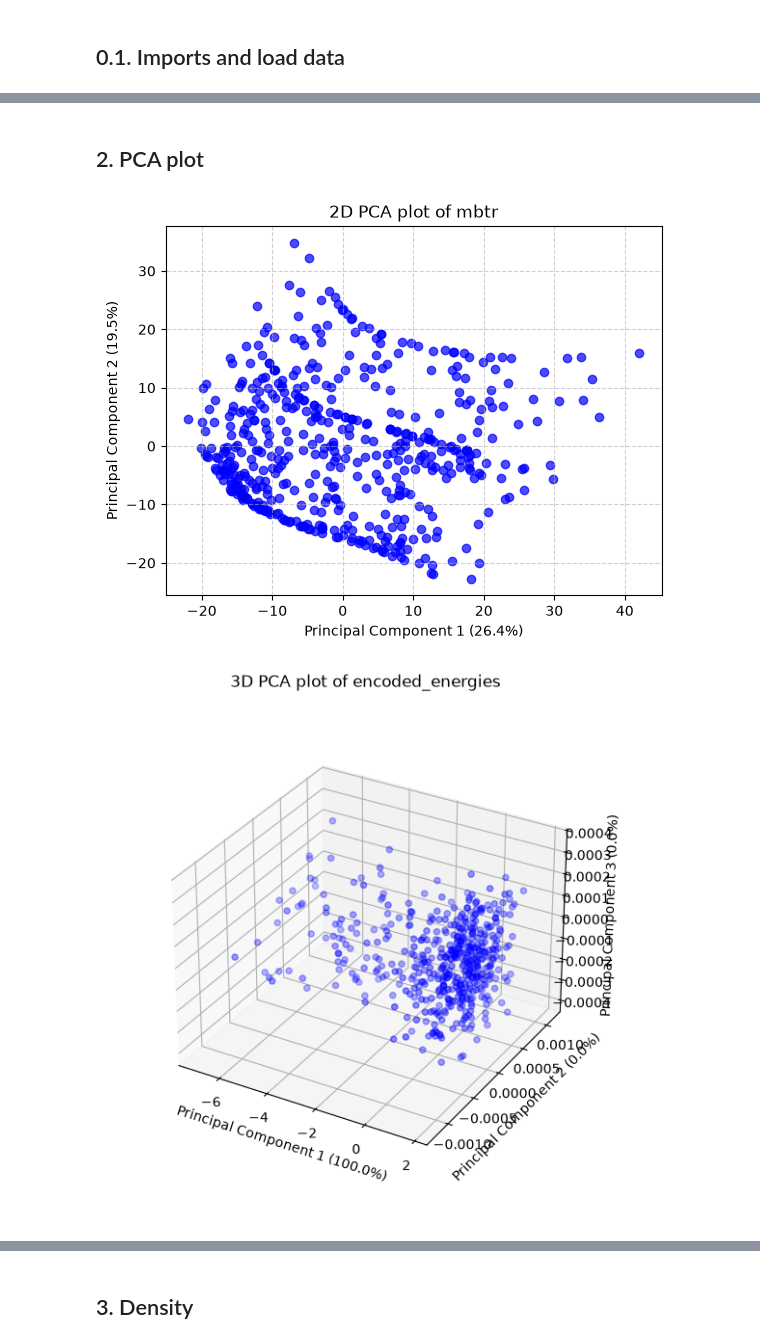
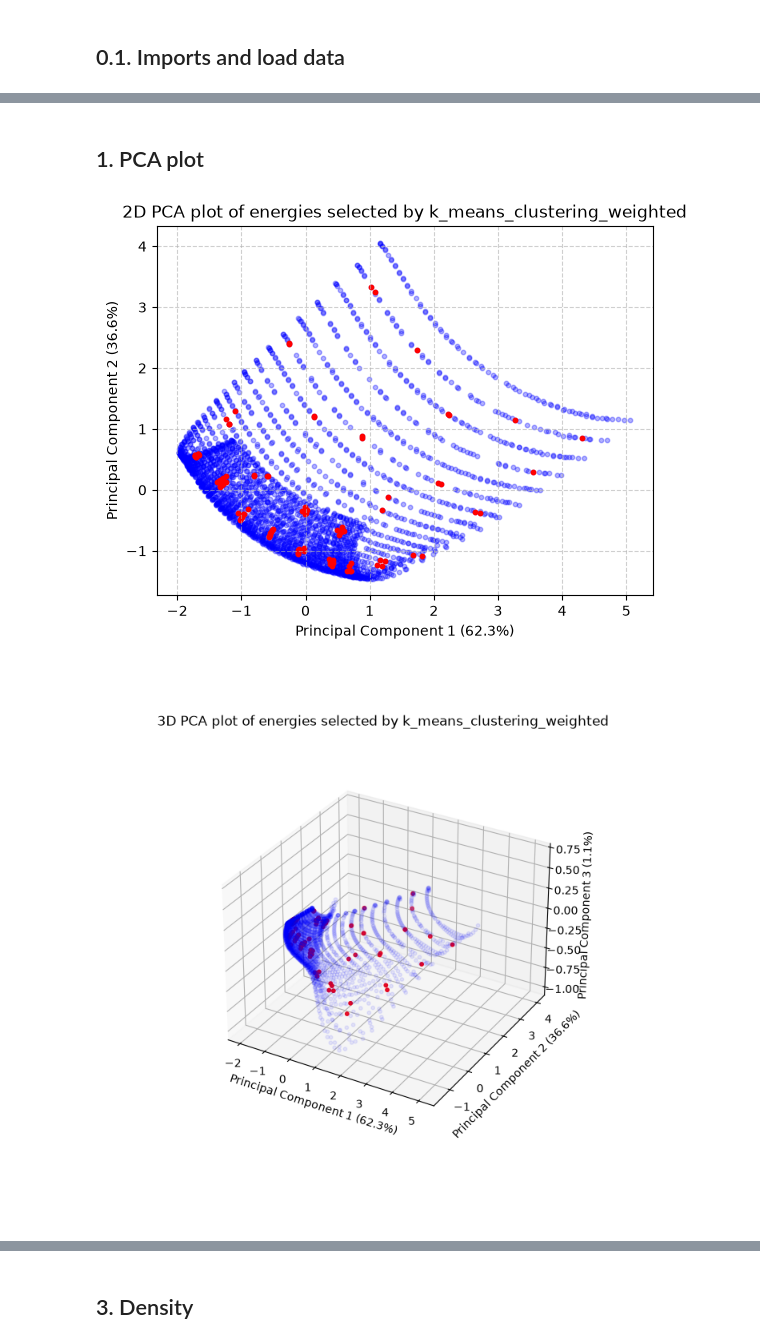
Before and after one commit to yoghurtfork/X-MACE-sampling, a Jupyter notebook: notebooks/visualising_dataset.ipynb, the cells around one changed output, grey strips where cells are left out. Saved outputs shown, nothing was run; the diff lists cells and outputs as text; code cells hidden in the pictures.

Commit message:
Visualise sampling

```diff
--- a/notebooks/visualising_dataset.ipynb
+++ b/notebooks/visualising_dataset.ipynb
@@ -30,11 +46,11 @@ DATA_DIR = ROOT_PATH / "../data"
 
 # dataset for training the base model, ie foundation/pre-trained model
 BASE_XYZ = DATA_DIR / "A02_propene_grid_static.xyz"
-BASE_N_GEOMETRIES = 500  # number of geometries to use from the base dataset
+BASE_N_GEOMETRIES = 3731  # number of geometries to use from the base dataset
 
 # dataset for transfer learning
 TRANSFER_XYZ = DATA_DIR / "casscf_44_propene_full.xyz"
-TRANSFER_N_GEOMETRIES = 500 # number of geometries to use from the transfer dataset
+TRANSFER_N_GEOMETRIES = 3731 # number of geometries to use from the transfer dataset
 
 OUTPUT_DIR = ROOT_PATH / "../outputs"
 
@@ -131,0 +156,10 @@ plt.show()
+# %%
+# load base model and encoder
+
+base_model_filename = "base_model_propene_3731_geometries.pt"
+base_model_save_path = OUTPUT_DIR / "base_models" / base_model_filename
+base_model = torch.load(base_model_save_path, weights_only=False)
+
+base_model.eval()
+
+base_encoder = base_model.perm_encoder
@@ -131,0 +231,15 @@ plt.show()
+# %%
+SELECTOR_TYPE = ["random_sampling", "farthest_point_sampling", "k_means_clustering", "k_means_clustering_weighted", "birch", "birch_weighted", "dbscan", "dbscan_weighted"]
+SELECTOR = SELECTOR_TYPE[3]  # choose the selector type to use
+
+# number of samples to select from the transfer dataset
+N_SAMPLES = 100
+
+# select samples based on the descriptor matrix
+sampled_idx = selectors.get_selector(SELECTOR, desc_matrix, N_SAMPLES, n_clusters=25)
+
+# sample atoms out of transfer dataset
+sampled_atoms = [transfer_train_set[i] for i in sampled_idx]
+
+print("sampled indices:\n", sampled_idx)
+print("number sampled:", len(sampled_idx))
@@ -132,24 +262,36 @@ plt.show()
 # %% [markdown]
-## 2. PCA plot
+## 1. PCA plot
 # %%
 # 2D PCA
+%matplotlib inline
 
 desc_matrix_scaled = StandardScaler().fit_transform(desc_matrix)
 
 pca = PCA(n_components=2)
 desc_matrix_pca = pca.fit_transform(desc_matrix_scaled)
 
-plt.scatter(desc_matrix_pca[:,0], desc_matrix_pca[:,1], color='blue', marker='o', alpha=0.7)
-plt.title(f'2D PCA plot of {DESCRIPTOR}')
+plt.scatter(desc_matrix_pca[:,0], desc_matrix_pca[:,1], color='blue', marker='o', alpha=0.3, s=10)
+plt.scatter(
+    desc_matrix_pca[sampled_idx, 0],
+    desc_matrix_pca[sampled_idx, 1],
+    color='red',
+    marker='o',
+    alpha=1,
+    s=10,
+    label='Sampled'
+)
+
+plt.title(f'2D PCA plot of {DESCRIPTOR} selected by {SELECTOR}')
 plt.xlabel(f"Principal Component 1 ({pca.explained_variance_ratio_[0]*100:.1f}%)")
 plt.ylabel(f"Principal Component 2 ({pca.explained_variance_ratio_[1]*100:.1f}%)")
 plt.grid(True, linestyle="--", alpha=0.6)
 
 plt.show()
 # %% [output]
-[figure, old version]
+[figure, new version]
 # %%
 # 3D PCA
+%matplotlib widget
 
 desc_matrix_scaled = StandardScaler().fit_transform(desc_matrix)
 
@@ -159,8 +301,20 @@ desc_matrix_pca = pca.fit_transform(desc_matrix_scaled)
 fig = plt.figure(figsize=(7,7))
 ax = fig.add_subplot(projection='3d')
 ax.set_box_aspect(None, zoom=0.85)
-scatter = ax.scatter(desc_matrix_pca[:,0], desc_matrix_pca[:,1], desc_matrix_pca[:,2], color='blue', marker='o', alpha=0.7)
-plt.title(f'3D PCA plot of {DESCRIPTOR}')
+
+ax.scatter(desc_matrix_pca[:,0], desc_matrix_pca[:,1], desc_matrix_pca[:,2], color='blue', marker='o', alpha=0.3, s=10)
+ax.scatter(
+    desc_matrix_pca[sampled_idx, 0],
+    desc_matrix_pca[sampled_idx, 1],
+    desc_matrix_pca[sampled_idx, 2],
+    color='red',
+    marker='o',
+    alpha=1,
+    s=10,
+    label='Sampled'
+)
+
+plt.title(f'3D PCA plot of {DESCRIPTOR} selected by {SELECTOR}')
 ax.set_xlabel(f"Principal Component 1 ({pca.explained_variance_ratio_[0]*100:.1f}%)")
 ax.set_ylabel(f"Principal Component 2 ({pca.explained_variance_ratio_[1]*100:.1f}%)")
 ax.set_zlabel(f"Principal Component 3 ({pca.explained_variance_ratio_[2]*100:.1f}%)")
@@ -168,4 +322,4 @@ plt.grid(True, linestyle="--", alpha=0.6)
 
 plt.show()
 # %% [output]
-[figure, old version]
+[figure, new version]
```
Also changed, not shown: parts of 21 cells of this notebook.
